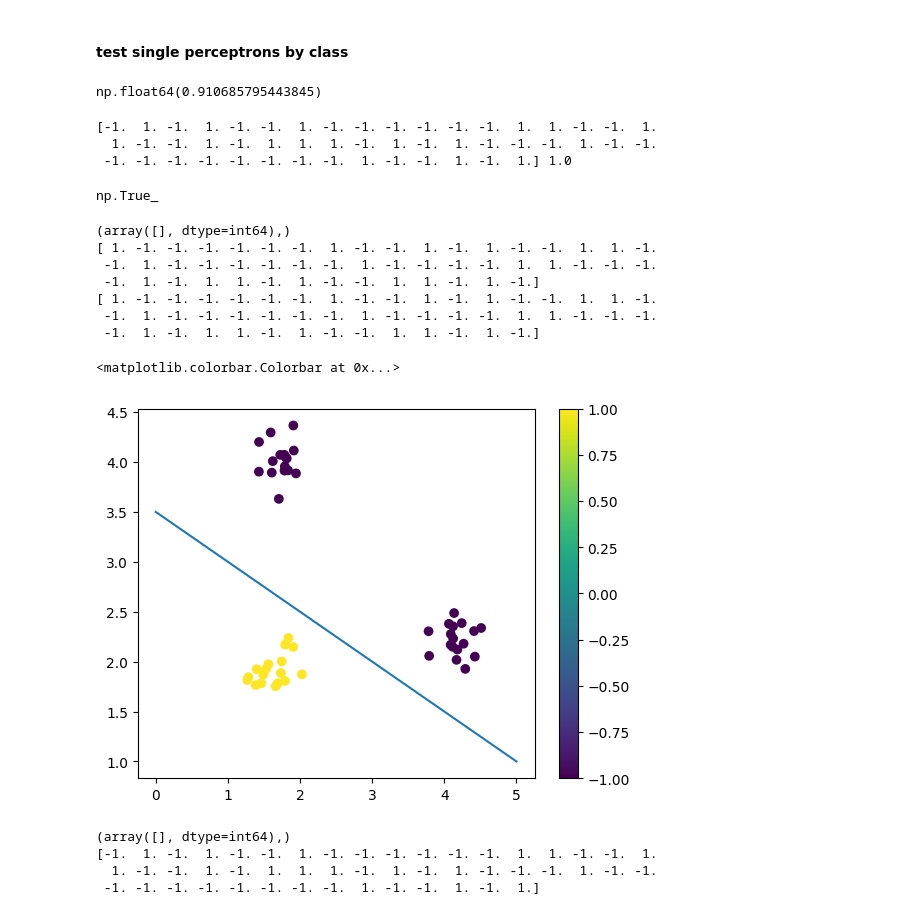
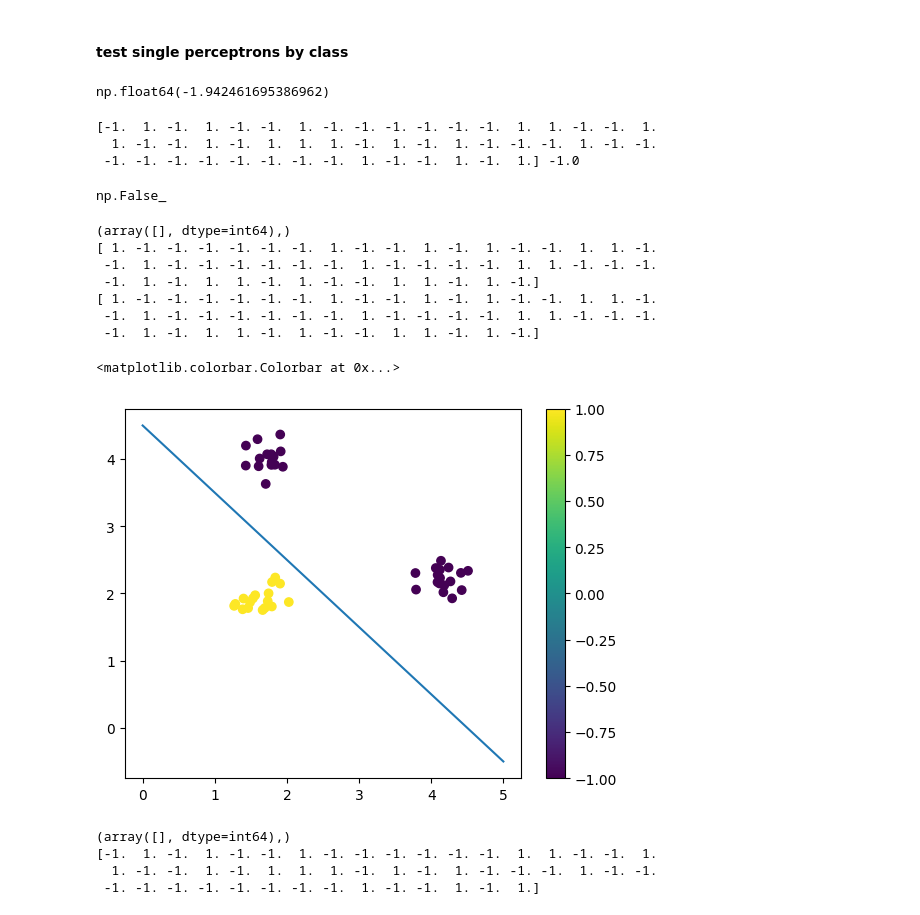
Before and after one commit to MrEwdew/DeepLearning25, a Jupyter notebook: week_2/Aufgabe_2_Multi_Class_Perceptrons.ipynb, the cells around one changed output. Drawn from its saved outputs; the diff is of its cells as text; code cells hidden in the pictures.

```diff
--- a/week_2/Aufgabe_2_Multi_Class_Perceptrons.ipynb
+++ b/week_2/Aufgabe_2_Multi_Class_Perceptrons.ipynb
@@ -228,7 +228,7 @@ fig, ax1 = plt.subplots()
 
 
 w1 = np.array([-1,-1])
-b1 = (-4.5)
+b1 = (4.5)
 
 
 w3 = np.array([0,1])
@@ -261,7 +259,7 @@ print(pos)
 #or
 X[1,:].dot(w1)+b1
 # %% [output]
-np.float64(0.910685795443845)
+np.float64(-1.942461695386962)
 # %%
 # check for all train samples if sign(y)==sign(wx+b)
 i=1
@@ -270,30 +268,30 @@ y[i]==np.sign(w1.dot(X[i,:].T)+b1)
 # %% [output]
 [-1.  1. -1.  1. -1. -1.  1. -1. -1. -1. -1. -1. -1.  1.  1. -1. -1.  1.
   1. -1. -1.  1. -1.  1.  1.  1. -1.  1. -1.  1. -1. -1. -1.  1. -1. -1.
- -1. -1. -1. -1. -1. -1. -1. -1.  1. -1. -1.  1. -1.  1.] 1.0
+ -1. -1. -1. -1. -1. -1. -1. -1.  1. -1. -1.  1. -1.  1.] -1.0
-np.True_
+np.False_
 # %%
-pos=np.where(y_one[:,0]==np.sign(w1.dot(X.T)+b1))
+pos=np.where(y_one[:,0]!=np.sign(w1.dot(X.T)+b1))
 print(pos)
 
 y_test=np.copy(y_one[:,0])
 print(y_test)
 y_test[pos]= 0
 print(y_test)
 plot_line_from_normal_vector_and_offset(w1,b1,x_range= [0,5])
 plt.scatter(X[:,0],X[:,1],c=y_test)#set color
 plt.colorbar()
 #abline(1,2)
 # %% [output]
 (array([], dtype=int64),)
 [ 1. -1. -1. -1. -1. -1. -1.  1. -1. -1.  1. -1.  1. -1. -1.  1.  1. -1.
  -1.  1. -1. -1. -1. -1. -1. -1.  1. -1. -1. -1. -1.  1.  1. -1. -1. -1.
  -1.  1. -1.  1.  1. -1.  1. -1. -1.  1.  1. -1.  1. -1.]
 [ 1. -1. -1. -1. -1. -1. -1.  1. -1. -1.  1. -1.  1. -1. -1.  1.  1. -1.
  -1.  1. -1. -1. -1. -1. -1. -1.  1. -1. -1. -1. -1.  1.  1. -1. -1. -1.
  -1.  1. -1.  1.  1. -1.  1. -1. -1.  1.  1. -1.  1. -1.]
 <matplotlib.colorbar.Colorbar at 0x...>
-[figure, old version]
+[figure, new version]
 # %%
 # get IDs of wrong classified
 pos=np.where(y_one[:,1]!=np.sign(w2.dot(X.T)+b2))
```
Also changed, not shown: parts of 3 cells of this notebook.
